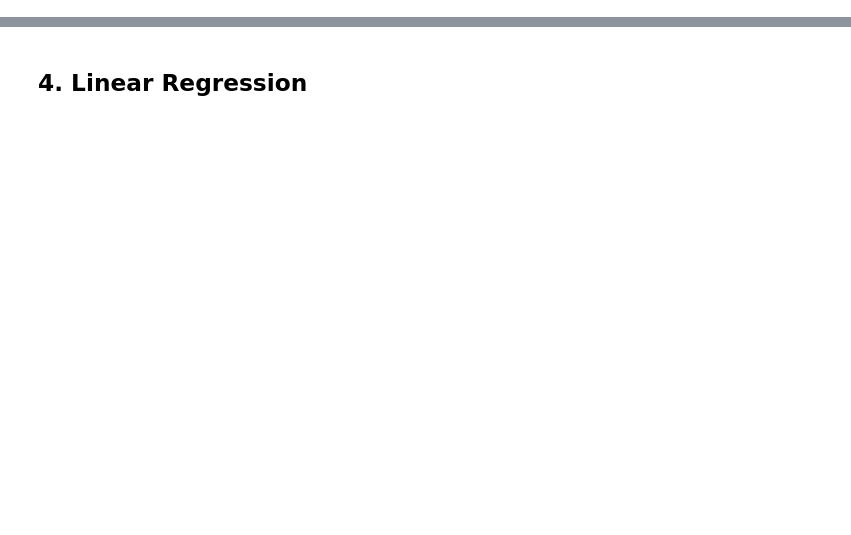
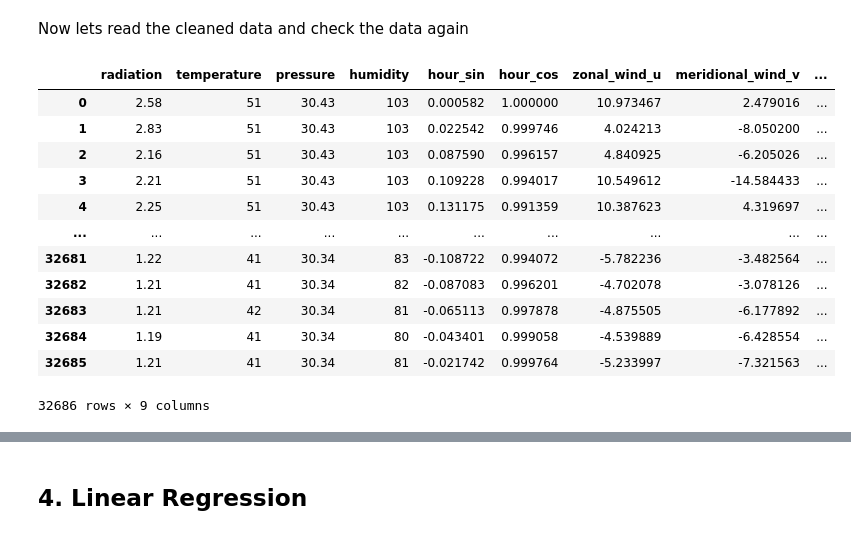
Before and after one commit to ashish911in/Datatalks_MLZoomCamp_2025_MidtermProj, a Jupyter notebook: Notebooks/Regression.ipynb, the cells around one changed output, grey strips where cells are left out. Saved outputs shown, nothing was run; the diff lists cells and outputs as text; code cells hidden in the pictures; blank space fills up the shorter version.

```diff
--- a/Notebooks/Regression.ipynb
+++ b/Notebooks/Regression.ipynb
@@ -8,0 +39,2 @@ Table of Contents
+# %% [markdown]
+Now lets read the cleaned data and check the data again
@@ -8,0 +61,30 @@ Table of Contents
+# %%
+# All constants here
+DATA_LOCATION = '..\\Data\\'
+FILE_NAME = 'Clean_Data'
+FILE_TYPE ='.csv'
+INTERMEDIARY_FILE = 'checking.csv'
+
+# All variables here
+df = []
+# %%
+# Function to load the DF
+def reload_df():
+    global df
+    df = pd.read_csv(DATA_LOCATION + FILE_NAME + FILE_TYPE)
+reload_df()
+df
+# %% [output]
+|  | radiation | temperature | pressure | humidity | hour_sin | hour_cos | zonal_wind_u | meridional_wind_v | ... |
+| 0 | 2.58 | 51 | 30.43 | 103 | 0.000582 | 1.000000 | 10.973467 | 2.479016 | ... |
+| 1 | 2.83 | 51 | 30.43 | 103 | 0.022542 | 0.999746 | 4.024213 | -8.050200 | ... |
+| 2 | 2.16 | 51 | 30.43 | 103 | 0.087590 | 0.996157 | 4.840925 | -6.205026 | ... |
+| 3 | 2.21 | 51 | 30.43 | 103 | 0.109228 | 0.994017 | 10.549612 | -14.584433 | ... |
+| 4 | 2.25 | 51 | 30.43 | 103 | 0.131175 | 0.991359 | 10.387623 | 4.319697 | ... |
+| ... | ... | ... | ... | ... | ... | ... | ... | ... | ... |
+| 32681 | 1.22 | 41 | 30.34 | 83 | -0.108722 | 0.994072 | -5.782236 | -3.482564 | ... |
+| 32682 | 1.21 | 41 | 30.34 | 82 | -0.087083 | 0.996201 | -4.702078 | -3.078126 | ... |
+| 32683 | 1.21 | 42 | 30.34 | 81 | -0.065113 | 0.997878 | -4.875505 | -6.177892 | ... |
+| 32684 | 1.19 | 41 | 30.34 | 80 | -0.043401 | 0.999058 | -4.539889 | -6.428554 | ... |
+| 32685 | 1.21 | 41 | 30.34 | 81 | -0.021742 | 0.999764 | -5.233997 | -7.321563 | ... |
+32686 rows × 9 columns
```
Also changed, not shown: parts of 57 cells of this notebook, 4 other files.
